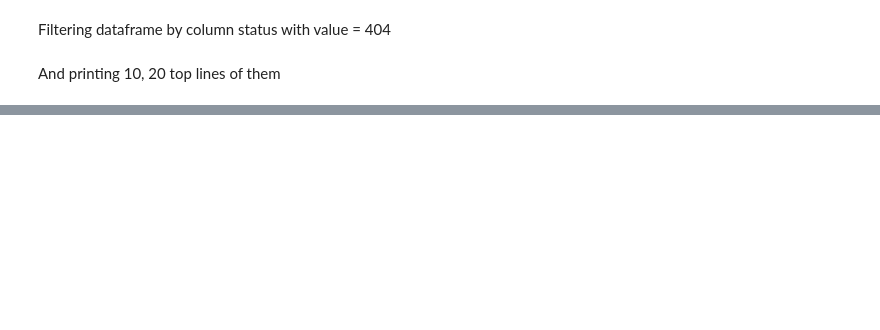
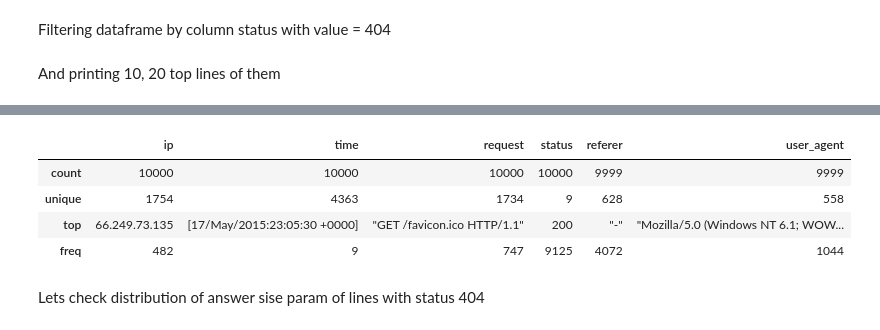
Before and after one commit to maxrodkin/apache_logs_get_counted_404_status, a Jupyter notebook: apache_logs_get_counted_404_status.ipynb, the cells around one changed output, grey strips where cells are left out. Cells and saved outputs as stored; diff of their text form; code cells hidden in the pictures; blank space fills up the shorter version.

```diff
--- a/apache_logs_get_counted_404_status.ipynb
+++ b/apache_logs_get_counted_404_status.ipynb
@@ -67,0 +87,10 @@ Name: ip, dtype: int64
+# %%
+df.describe(include=['object', 'bool'])
+# %% [output]
+|  | ip | time | request | status | referer | user_agent |
+| count | 10000 | 10000 | 10000 | 10000 | 9999 | 9999 |
+| unique | 1754 | 4363 | 1734 | 9 | 628 | 558 |
+| top | 66.249.73.135 | [17/May/2015:23:05:30 +0000] | "GET /favicon.ico HTTP/1.1" | 200 | "-" | "Mozilla/5.0 (Windows NT 6.1; WOW... |
+| freq | 482 | 9 | 747 | 9125 | 4072 | 1044 |
+# %% [markdown]
+Lets check distribution of answer sise param of lines with status 404
```
Also changed, not shown: parts of 12 cells of this notebook, 2 other files.
